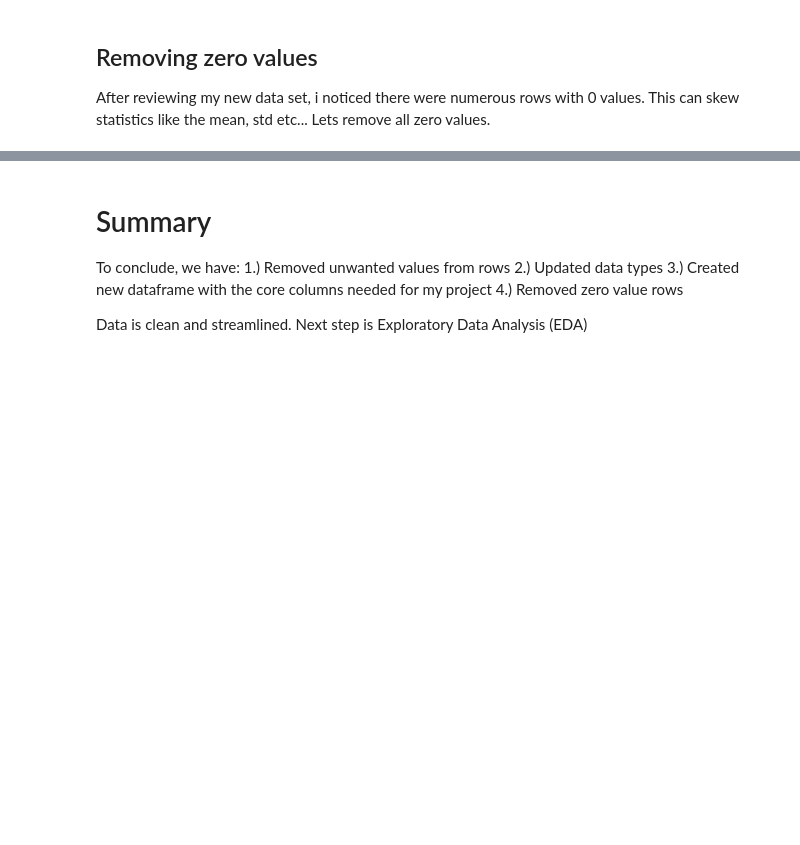
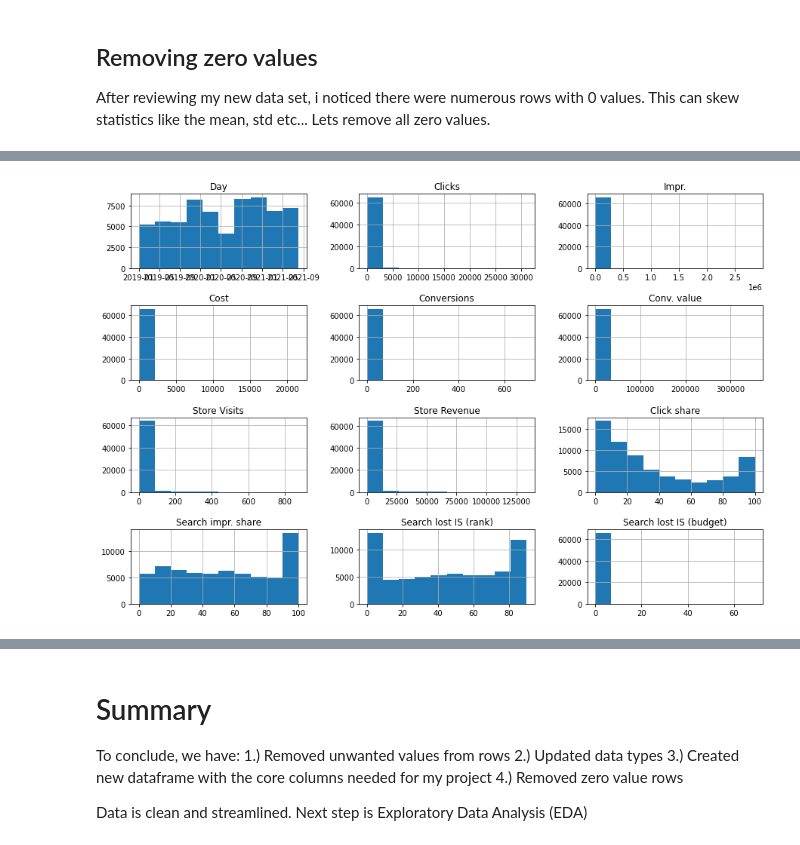
Before and after one commit to Code-By-Pitt/Capstone_Two, a Jupyter notebook: Data_Wrangling.ipynb, the cells around one changed output, grey strips where cells are left out. Drawn from its saved outputs; the diff is of its cells as text; code cells hidden in the pictures; blank space fills up the shorter version.

```diff
--- a/Data_Wrangling.ipynb
+++ b/Data_Wrangling.ipynb
@@ -113,0 +142,5 @@ non_zero_df.describe()
+# %%
+non_zero_df.hist(figsize=(15,10))
+plt.subplots_adjust(hspace=0.5);
+# %% [output]
+[figure, added]
```
Also changed, not shown: parts of 8 cells of this notebook.
